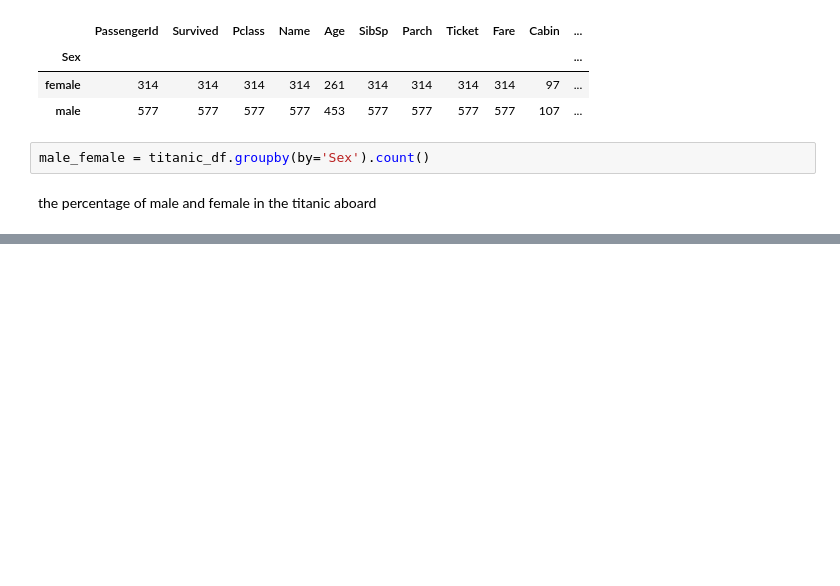
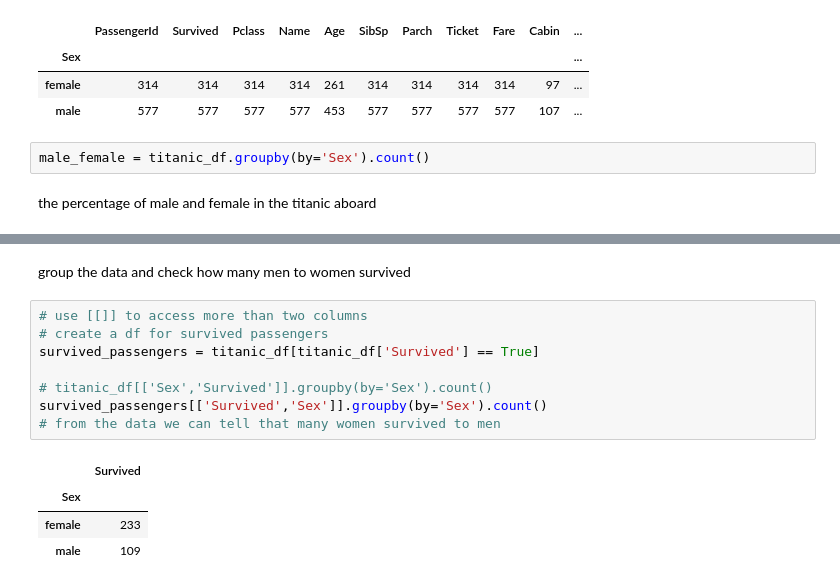
Before and after one commit to kdmwangi/Data-Science, a Jupyter notebook: Titanic_Survival_Prediction.ipynb, the cells around one changed output, grey strips where cells are left out. Drawn from its saved outputs; the diff is of its cells as text; blank space fills up the shorter version.

```diff
--- a/Titanic_Survival_Prediction.ipynb
+++ b/Titanic_Survival_Prediction.ipynb
@@ -414,0 +441,15 @@ Support for multi-dimensional indexing (e.g. `obj[:, None]`) is deprecated and w
+# %% [markdown]
+group the data and check how many men to women survived
+# %%
+# use [[]] to access more than two columns
+# create a df for survived passengers
+survived_passengers = titanic_df[titanic_df['Survived'] == True]
+
+# titanic_df[['Sex','Survived']].groupby(by='Sex').count()
+survived_passengers[['Survived','Sex']].groupby(by='Sex').count()
+# from the data we can tell that many women survived to men
+# %% [output]
+|  | Survived |
+| Sex |  |
+| female | 233 |
+| male | 109 |
```
Also changed, not shown: parts of 11 cells of this notebook.
